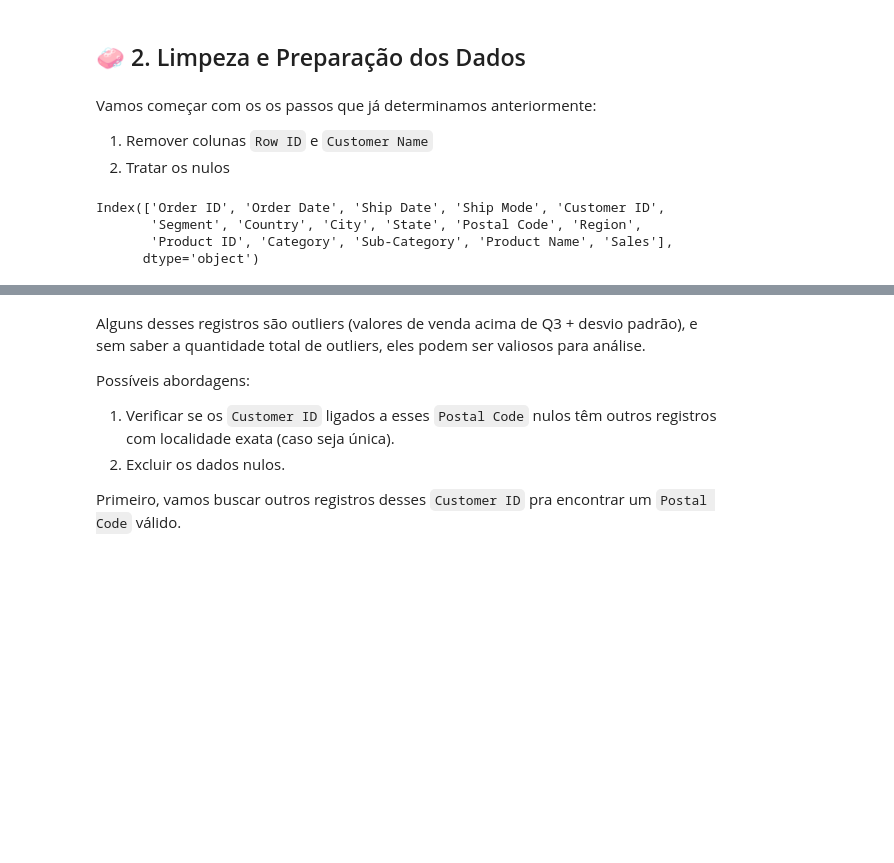
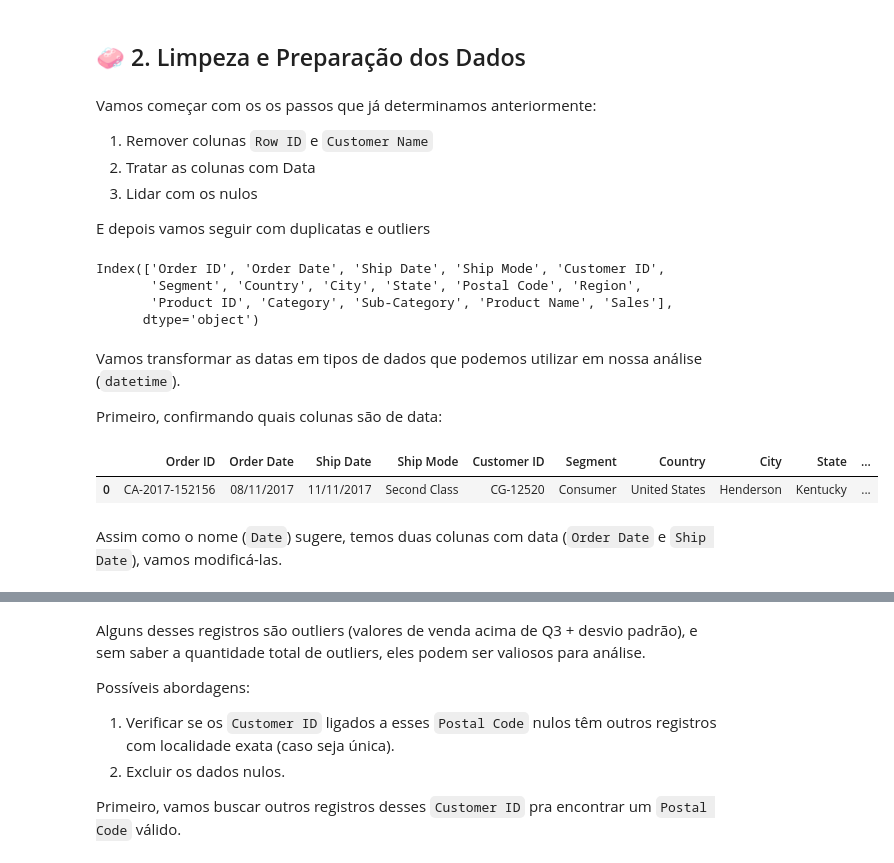
Before and after one commit to benzerinsio/SalesPatterns-EDA, a Jupyter notebook: EDA-SalesPattern.ipynb, the cells around one changed output, grey strips where cells are left out. Drawn from its saved outputs; the diff is of its cells as text; code cells hidden in the pictures; blank space fills up the shorter version.

```diff
--- a/EDA-SalesPattern.ipynb
+++ b/EDA-SalesPattern.ipynb
@@ -108,7 +135,10 @@ A riqueza e variedade do dataset, com múltiplas combinações possíveis, torna
 Vamos começar com os os passos que já determinamos anteriormente:
 
 1. Remover colunas `Row ID` e `Customer Name`
-2. Tratar os nulos
+2. Tratar as colunas com Data
+3. Lidar com os nulos
+
+E depois vamos seguir com duplicatas e outliers
 # %%
 # Dropping Unnecessary Columns
 df.drop(columns=['Row ID', 'Customer Name'], axis=1, inplace=True)  # Remove redundant and ethically sensitive columns
@@ -120,3 +150,15 @@ Index(['Order ID', 'Order Date', 'Ship Date', 'Ship Mode', 'Customer ID',
        'Segment', 'Country', 'City', 'State', 'Postal Code', 'Region',
        'Product ID', 'Category', 'Sub-Category', 'Product Name', 'Sales'],
       dtype='object')
+# %% [markdown]
+Vamos transformar as datas em tipos de dados que podemos utilizar em nossa análise (`datetime`).
+
+Primeiro, confirmando quais colunas são de data:
+# %%
+# Checking the first row just to see wich columns have the data structure
+df.head(1)
+# %% [output]
+|  | Order ID | Order Date | Ship Date | Ship Mode | Customer ID | Segment | Country | City | State | ... |
+| 0 | CA-2017-152156 | 08/11/2017 | 11/11/2017 | Second Class | CG-12520 | Consumer | United States | Henderson | Kentucky | ... |
+# %% [markdown]
+Assim como o nome (`Date`) sugere, temos duas colunas com data (`Order Date` e `Ship Date`), vamos modificá-las.
```
Also changed, not shown: parts of 15 cells of this notebook.
